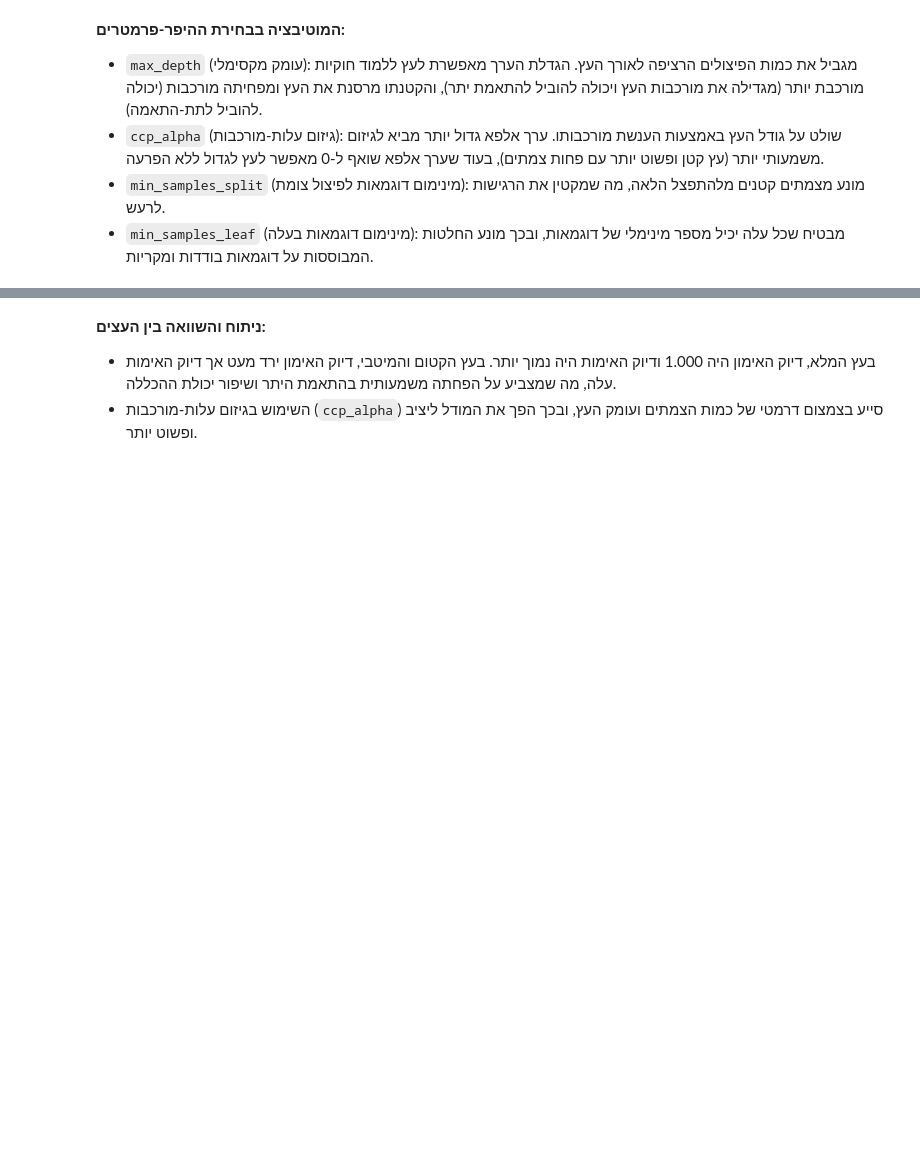
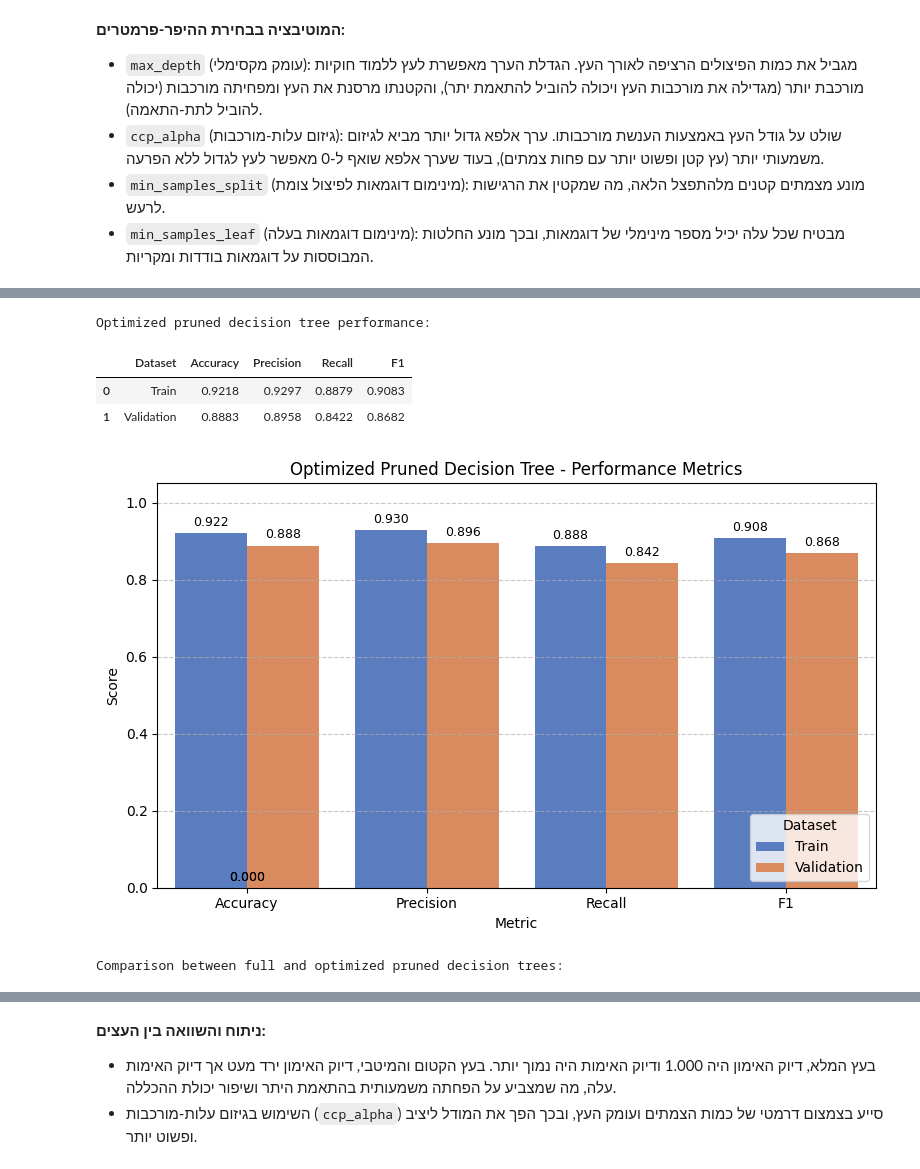
Before and after one commit to yaelelazari/ML_Project, a Jupyter notebook: Airline_Project_Part_B_Group3.ipynb, the cells around one changed output, grey strips where cells are left out. Saved outputs shown, nothing was run; the diff lists cells and outputs as text; code cells hidden in the pictures; blank space fills up the shorter version.

```diff
--- a/Airline_Project_Part_B_Group3.ipynb
+++ b/Airline_Project_Part_B_Group3.ipynb
@@ -676,16 +1033,81 @@ print(f'Optimal ccp_alpha according to validation accuracy: {best_ccp_alpha:.6f}
 # %%
 # 1. אימון עץ מיטבי בעזרת הפרמטר האופטימלי מגיזום עלות-מורכבות
 best_dt_model = DecisionTreeClassifier(ccp_alpha=best_ccp_alpha, random_state=RANDOM_STATE)
 best_dt_pipeline = build_dt_pipeline(best_dt_model)
 best_dt_pipeline.fit(X_train, y_train_dt)
 
-# 2. חישוב מדדי ביצוע והשוואה בגרף השוואתי
-best_dt_metrics = evaluate_and_plot_dt('עץ החלטה מיטבי ומגוזם', best_dt_pipeline, return_metrics=True)
-display(best_dt_metrics)
+# 2. חישוב מדדי ביצוע על סט האימון וסט האימות
+best_dt_metrics = pd.DataFrame([
+    {
+        'Dataset': 'Train',
+        'Accuracy': accuracy_score(y_train_dt, best_dt_pipeline.predict(X_train)),
+        'Precision': precision_score(y_train_dt, best_dt_pipeline.predict(X_train), zero_division=0),
+        'Recall': recall_score(y_train_dt, best_dt_pipeline.predict(X_train), zero_division=0),
+        'F1': f1_score(y_train_dt, best_dt_pipeline.predict(X_train), zero_division=0)
+    },
+    {
+        'Dataset': 'Validation',
+        'Accuracy': accuracy_score(y_valid_dt, best_dt_pipeline.predict(X_valid)),
+        'Precision': precision_score(y_valid_dt, best_dt_pipeline.predict(X_valid), zero_division=0),
+        'Recall': recall_score(y_valid_dt, best_dt_pipeline.predict(X_valid), zero_division=0),
+        'F1': f1_score(y_valid_dt, best_dt_pipeline.predict(X_valid), zero_division=0)
+    }
+])
 
-# השוואה מספרית בין העץ המלא לעץ המגוזם
+print("Optimized pruned decision tree performance:")
+display(best_dt_metrics.round(4))
+
+# 3. גרף השוואתי של מדדי הביצוע
+best_dt_plot = best_dt_metrics.melt(
+    id_vars='Dataset',
+    var_name='Metric',
+    value_name='Score'
+)
+
+plt.figure(figsize=(8, 5))
+
+sns.barplot(
+    data=best_dt_plot,
+    x='Metric',
+    y='Score',
+    hue='Dataset',
+    palette='muted'
+)
+
+# הוספת ערכים מעל כל עמודה
+for p in plt.gca().patches:
+    height = p.get_height()
+    plt.gca().annotate(
+        f'{height:.3f}',
+        (p.get_x() + p.get_width() / 2, height),
+        ha='center',
+        va='bottom',
+        fontsize=9,
+        xytext=(0, 3),
+        textcoords='offset points'
+    )
+
+plt.title('Optimized Pruned Decision Tree - Performance Metrics')
+plt.xlabel('Metric')
+plt.ylabel('Score')
+plt.ylim(0, 1.05)
+plt.grid(axis='y', linestyle='--', alpha=0.7)
+plt.legend(title='Dataset')
+plt.tight_layout()
+plt.show()
+
+# 4. השוואה מספרית בין העץ המלא לעץ המגוזם
 comparison_df = pd.concat([
-    full_dt_metrics.assign(מודל='עץ מלא'),
-    best_dt_metrics.assign(מודל='עץ מגוזם ומיטבי')
+    full_dt_metrics.assign(Model='Full Decision Tree'),
+    best_dt_metrics.assign(Model='Optimized Pruned Decision Tree')
 ])
+
+print("Comparison between full and optimized pruned decision trees:")
 display(comparison_df.round(4))
+# %% [output]
+Optimized pruned decision tree performance:
+|  | Dataset | Accuracy | Precision | Recall | F1 |
+| 0 | Train | 0.9218 | 0.9297 | 0.8879 | 0.9083 |
+| 1 | Validation | 0.8883 | 0.8958 | 0.8422 | 0.8682 |
+[figure, added]
+Comparison between full and optimized pruned decision trees:
```
Also changed, not shown: parts of 30 cells of this notebook.
